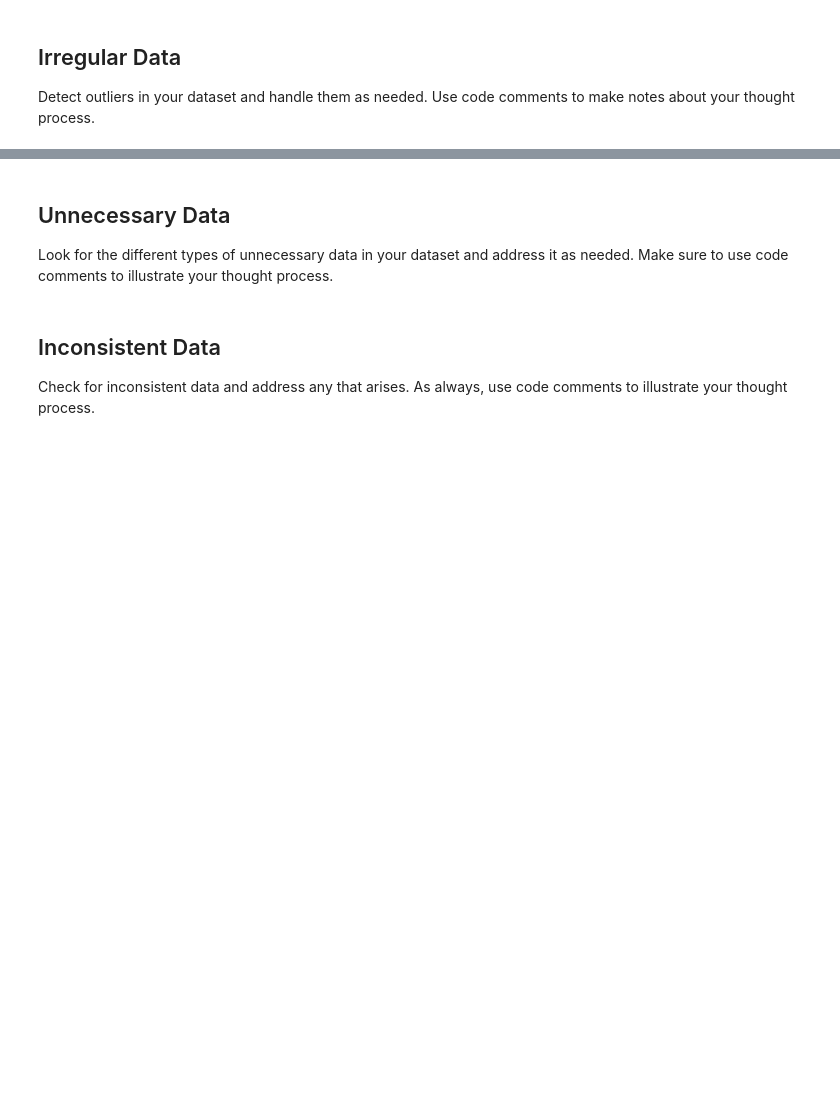
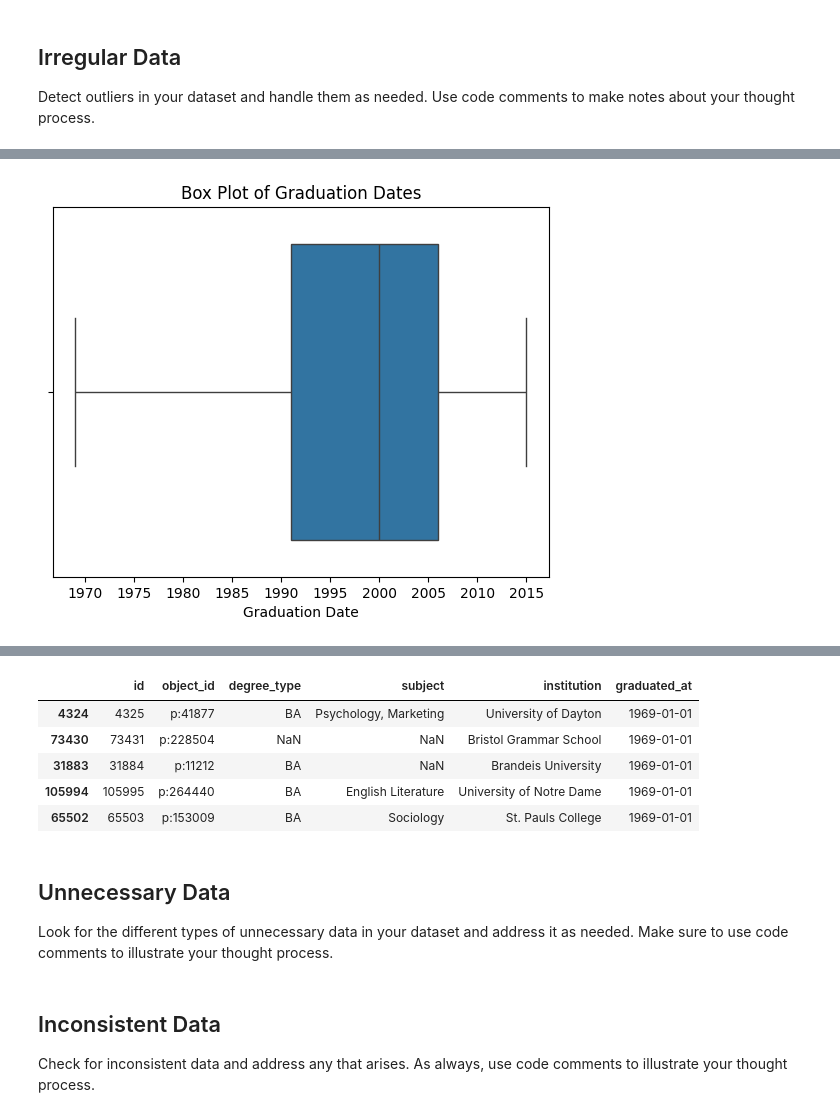
Before and after one commit to bradleytkay/cleaning-data-checkpoint, a Jupyter notebook: checkpoint-three.ipynb, the cells around one changed output, grey strips where cells are left out. Cells and saved outputs as stored; diff of their text form; code cells hidden in the pictures; blank space fills up the shorter version.

```diff
--- a/checkpoint-three.ipynb
+++ b/checkpoint-three.ipynb
@@ -434,0 +550,49 @@ Detect outliers in your dataset and handle them as needed. Use code comments to
+# %%
+# Finding irregular data in table #2: degrees_df
+
+# It seems like outliers would be most likely in the graduated_at column
+
+# Ensuring column is in valid datetime format
+degrees_df['graduated_at'] = pd.to_datetime(degrees_df['graduated_at'], errors='coerce')
+
+# Dropping any rows that didn't have valid dates
+valid_dates = degrees_df['graduated_at'].dropna()
+
+# Usnig the IQR to find outliers
+Q1 = valid_dates.quantile(0.25)
+Q3 = valid_dates.quantile(0.75)
+IQR = Q3-Q1
+
+lower_bound = Q1 - (1.5 * IQR)
+upper_bound = Q3 + (1.5 * IQR)
+
+outliers = degrees_df[(degrees_df['graduated_at'] < lower_bound) | (degrees_df['graduated_at'] > upper_bound)]
+outliers.head()
+#outliers.tail()
+
+# I'm struggling to understand what this IQR analysis is actually telling me re: what dates are
+# outliers.  Maybe a boxplot would be more helpful?
+
+# Apparently matplotlib doesn't handle datetimes directly.  So, if that's accurate, I just learned
+# that.  Apparently seaborn does, though.
+
+sns.boxplot(x='graduated_at', data=degrees_df)
+plt.title('Box Plot of Graduation Dates')
+plt.xlabel('Graduation Date')
+plt.show()
+
+# What is the axtual lower bound being shown there?
+print(lower_bound)
+
+# So, anything before July 1, 1968 is an outlier?
+
+# Dropping everythign from beefore July 1, 1968
+degrees_df = degrees_df[degrees_df['graduated_at'] > '1968-07-01']
+
+# Verifying drop worked
+degrees_sorted = degrees_df.sort_values(by='graduated_at', ascending=True)
+degrees_sorted.head()
+
+# Looks like it worked
+# %% [output]
+[figure, added]
@@ -435,3 +600,9 @@ Detect outliers in your dataset and handle them as needed. Use code comments to
+|  | id | object_id | degree_type | subject | institution | graduated_at |
+| 4324 | 4325 | p:41877 | BA | Psychology, Marketing | University of Dayton | 1969-01-01 |
+| 73430 | 73431 | p:228504 | NaN | NaN | Bristol Grammar School | 1969-01-01 |
+| 31883 | 31884 | p:11212 | BA | NaN | Brandeis University | 1969-01-01 |
+| 105994 | 105995 | p:264440 | BA | English Literature | University of Notre Dame | 1969-01-01 |
+| 65502 | 65503 | p:153009 | BA | Sociology | St. Pauls College | 1969-01-01 |
 # %% [markdown]
 ## Unnecessary Data
 
```
Also changed, not shown: parts of 4 cells of this notebook.
